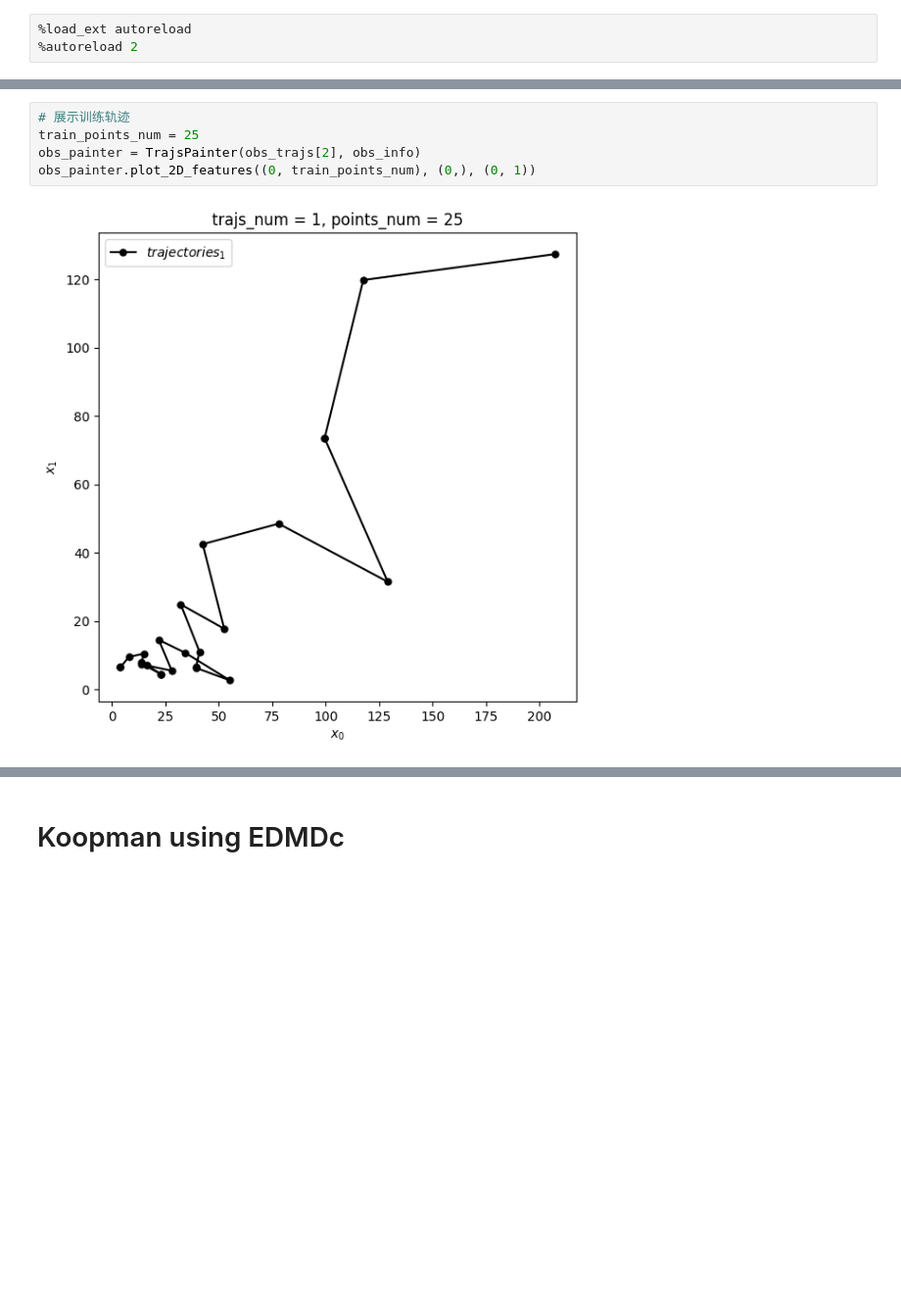
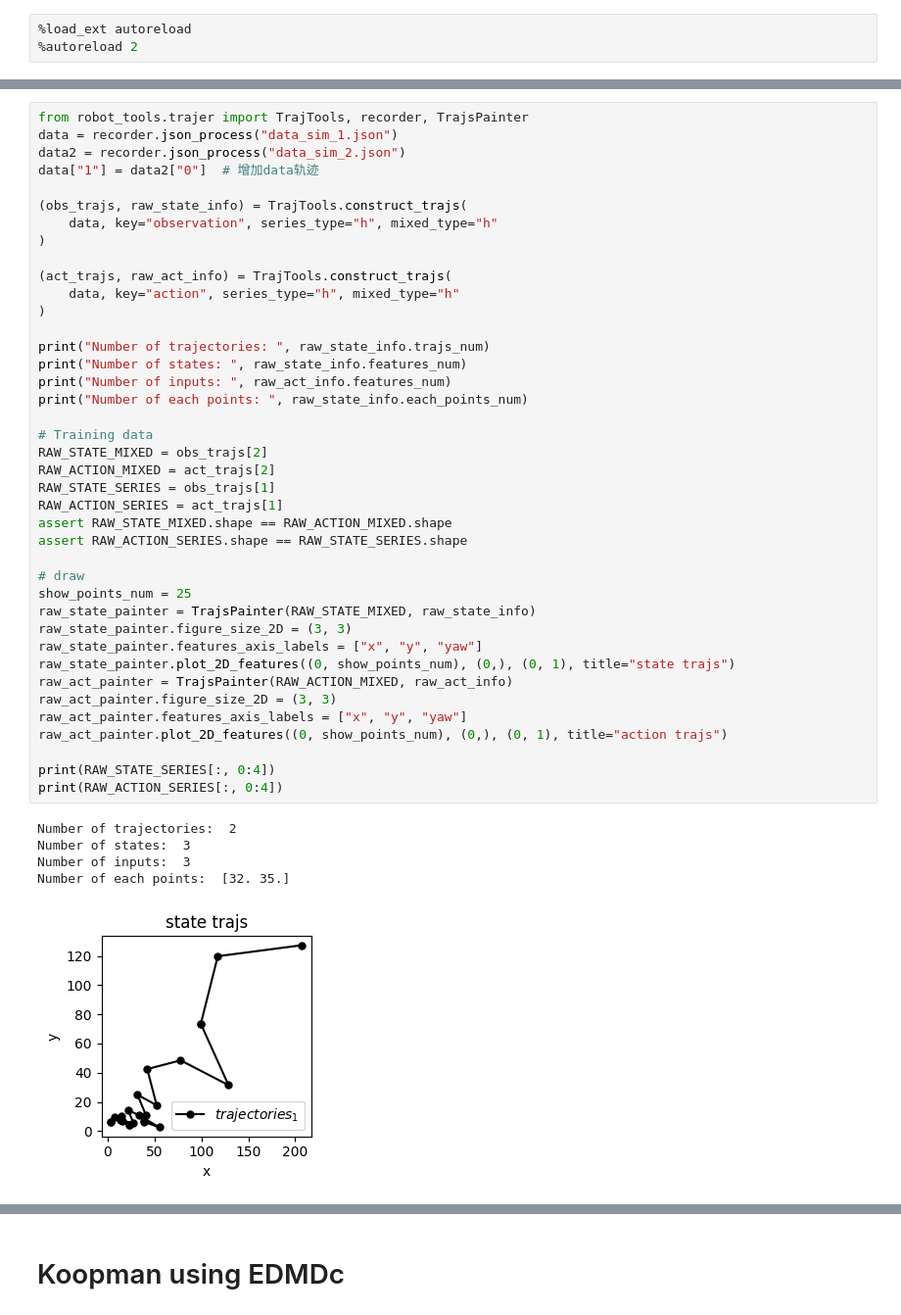
Before and after one commit to sunnyshi0310/AIRbot_RL, a Jupyter notebook: koopman27.ipynb, the cells around one changed output, grey strips where cells are left out. Shown at 98% size. Drawn from its saved outputs; the diff is of its cells as text; blank space fills up the shorter version.

```diff
--- a/koopman27.ipynb
+++ b/koopman27.ipynb
@@ -54,7 +6,46 @@ Number of max integration points:  31
-# %%
-# 展示训练轨迹
-train_points_num = 25
-obs_painter = TrajsPainter(obs_trajs[2], obs_info)
-obs_painter.plot_2D_features((0, train_points_num), (0,), (0, 1))
-# %% [output]
-[figure, removed]
+# %%
+from robot_tools.trajer import TrajTools, recorder, TrajsPainter
+data = recorder.json_process("data_sim_1.json")
+data2 = recorder.json_process("data_sim_2.json")
+data["1"] = data2["0"]  # 增加data轨迹
+
+(obs_trajs, raw_state_info) = TrajTools.construct_trajs(
+    data, key="observation", series_type="h", mixed_type="h"
+)
+
+(act_trajs, raw_act_info) = TrajTools.construct_trajs(
+    data, key="action", series_type="h", mixed_type="h"
+)
+
+print("Number of trajectories: ", raw_state_info.trajs_num)
+print("Number of states: ", raw_state_info.features_num)
+print("Number of inputs: ", raw_act_info.features_num)
+print("Number of each points: ", raw_state_info.each_points_num)
+
+# Training data
+RAW_STATE_MIXED = obs_trajs[2]
+RAW_ACTION_MIXED = act_trajs[2]
+RAW_STATE_SERIES = obs_trajs[1]
+RAW_ACTION_SERIES = act_trajs[1]
+assert RAW_STATE_MIXED.shape == RAW_ACTION_MIXED.shape
+assert RAW_ACTION_SERIES.shape == RAW_STATE_SERIES.shape
+
+# draw
+show_points_num = 25
+raw_state_painter = TrajsPainter(RAW_STATE_MIXED, raw_state_info)
+raw_state_painter.figure_size_2D = (3, 3)
+raw_state_painter.features_axis_labels = ["x", "y", "yaw"]
+raw_state_painter.plot_2D_features((0, show_points_num), (0,), (0, 1), title="state trajs")
+raw_act_painter = TrajsPainter(RAW_ACTION_MIXED, raw_act_info)
+raw_act_painter.figure_size_2D = (3, 3)
+raw_act_painter.features_axis_labels = ["x", "y", "yaw"]
+raw_act_painter.plot_2D_features((0, show_points_num), (0,), (0, 1), title="action trajs")
+
+print(RAW_STATE_SERIES[:, 0:4])
+print(RAW_ACTION_SERIES[:, 0:4])
+# %% [output]
+Number of trajectories:  2
+Number of states:  3
+Number of inputs:  3
+Number of each points:  [32. 35.]
+[figure, added]
```
Also changed, not shown: parts of 13 cells of this notebook.
